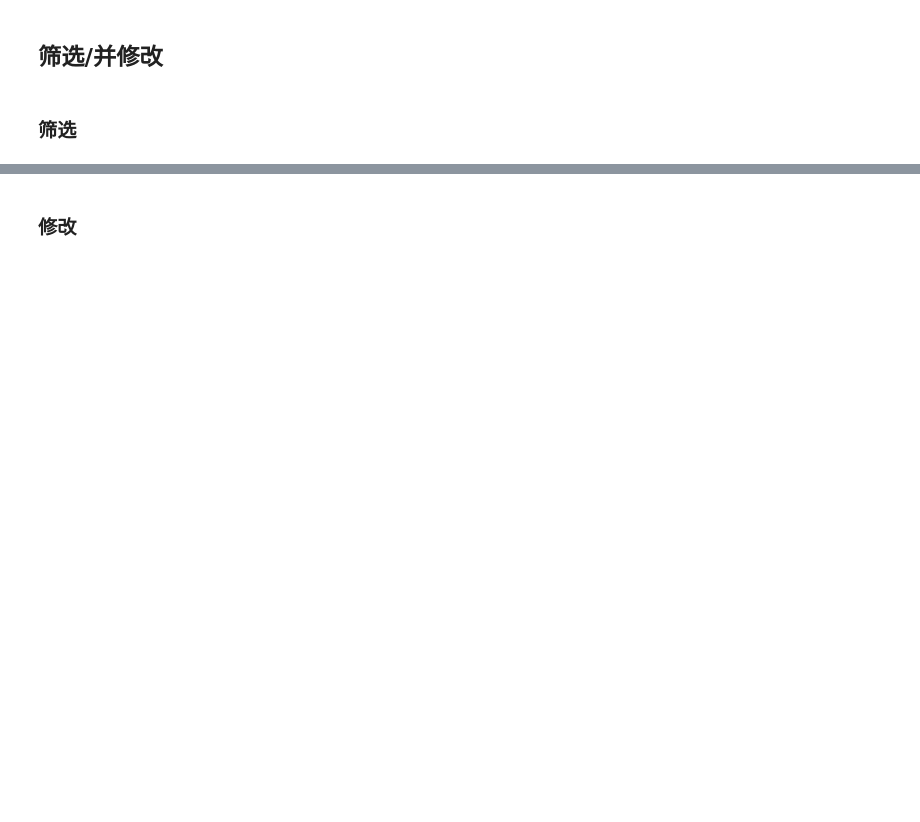
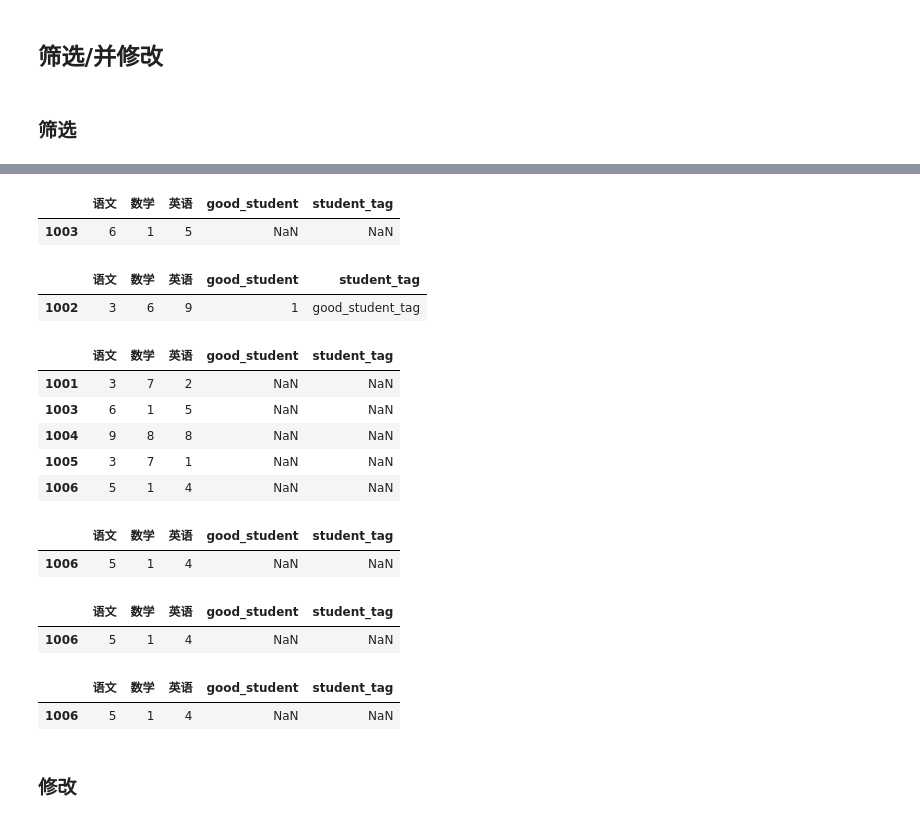
Before and after one commit to iridescentGray/self-learn-python-project, a Jupyter notebook: data_analysis/pandas_api/dataframe/index.ipynb, the cells around one changed output, grey strips where cells are left out. Saved outputs shown, nothing was run; the diff lists cells and outputs as text; code cells hidden in the pictures; blank space fills up the shorter version.

```diff
--- a/data_analysis/pandas_api/dataframe/index.ipynb
+++ b/data_analysis/pandas_api/dataframe/index.ipynb
@@ -328,3 +332,39 @@ df1.query("英语>8")
+# %%
+df1.query("语文==6")
+# %% [output]
+|  | 语文 | 数学 | 英语 | good_student | student_tag |
+| 1003 | 6 | 1 | 5 | NaN | NaN |
+# %%
+df1.query("英语>8 and 语文==3")
+# %% [output]
+|  | 语文 | 数学 | 英语 | good_student | student_tag |
+| 1002 | 3 | 6 | 9 | 1 | good_student_tag |
+# %%
+df1.query("英语<语文")
+# %% [output]
+|  | 语文 | 数学 | 英语 | good_student | student_tag |
+| 1001 | 3 | 7 | 2 | NaN | NaN |
+| 1003 | 6 | 1 | 5 | NaN | NaN |
+| 1004 | 9 | 8 | 8 | NaN | NaN |
+| 1005 | 3 | 7 | 1 | NaN | NaN |
+| 1006 | 5 | 1 | 4 | NaN | NaN |
+# %%
+df1.query("英语 in [3,4]")
+# %% [output]
+|  | 语文 | 数学 | 英语 | good_student | student_tag |
+| 1006 | 5 | 1 | 4 | NaN | NaN |
+# %%
+# 引用变量 使用@作为前缀即可
+a_list=[3,4]
+df1.query("英语 in @a_list")
+# %% [output]
+|  | 语文 | 数学 | 英语 | good_student | student_tag |
+| 1006 | 5 | 1 | 4 | NaN | NaN |
+# %%
+df1.query("英语 == @a_list[1]")
+# %% [output]
+|  | 语文 | 数学 | 英语 | good_student | student_tag |
+| 1006 | 5 | 1 | 4 | NaN | NaN |
 # %% [markdown]
 ### 修改
 # %%
```
Also changed, not shown: parts of 27 cells of this notebook, 13 other files.
